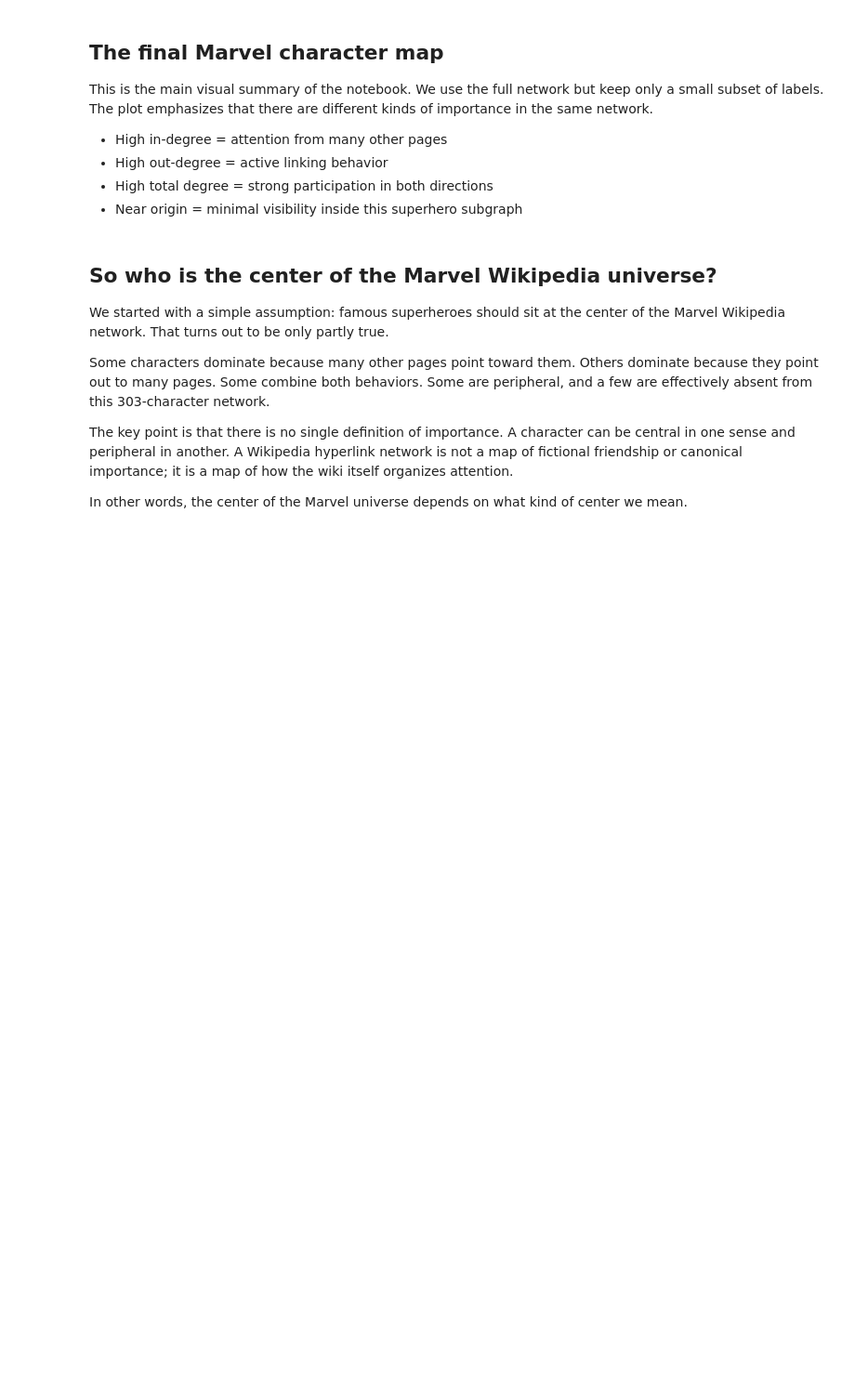
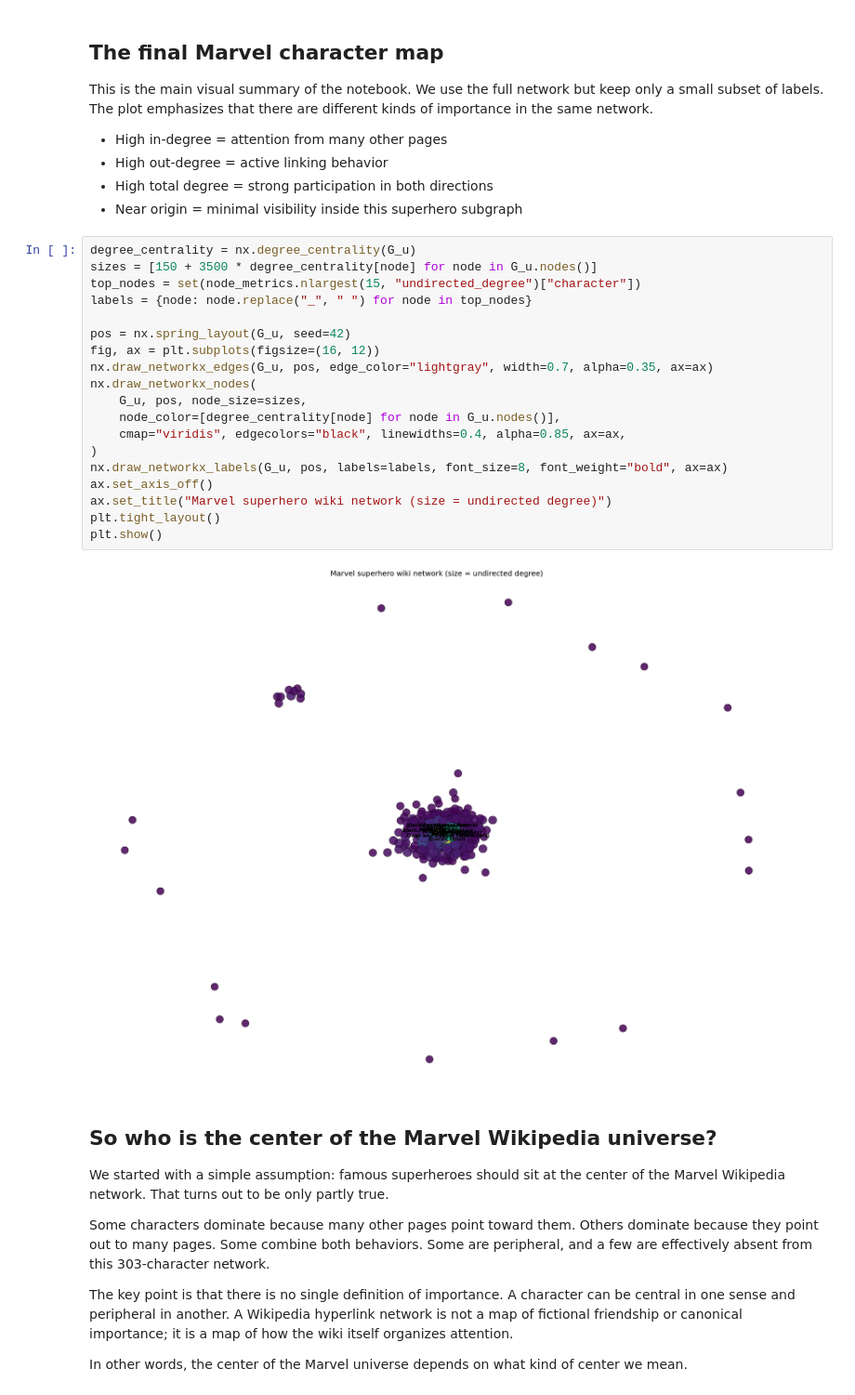
Before and after one commit to movega/02805-Social-graphs-and-interactions, a Jupyter notebook: Week1/week1_network_analysis.ipynb, the cells around one changed output. Shown at 93% size. Drawn from its saved outputs; the diff is of its cells as text; blank space fills up the shorter version.

```diff
--- a/Week1/week1_network_analysis.ipynb
+++ b/Week1/week1_network_analysis.ipynb
@@ -68,6 +359,27 @@ This is the main visual summary of the notebook. We use the full network but kee
 - High out-degree = active linking behavior
 - High total degree = strong participation in both directions
 - Near origin = minimal visibility inside this superhero subgraph
+# %%
+degree_centrality = nx.degree_centrality(G_u)
+sizes = [150 + 3500 * degree_centrality[node] for node in G_u.nodes()]
+top_nodes = set(node_metrics.nlargest(15, "undirected_degree")["character"])
+labels = {node: node.replace("_", " ") for node in top_nodes}
+
+pos = nx.spring_layout(G_u, seed=42)
+fig, ax = plt.subplots(figsize=(16, 12))
+nx.draw_networkx_edges(G_u, pos, edge_color="lightgray", width=0.7, alpha=0.35, ax=ax)
+nx.draw_networkx_nodes(
+    G_u, pos, node_size=sizes,
+    node_color=[degree_centrality[node] for node in G_u.nodes()],
+    cmap="viridis", edgecolors="black", linewidths=0.4, alpha=0.85, ax=ax,
+)
+nx.draw_networkx_labels(G_u, pos, labels=labels, font_size=8, font_weight="bold", ax=ax)
+ax.set_axis_off()
+ax.set_title("Marvel superhero wiki network (size = undirected degree)")
+plt.tight_layout()
+plt.show()
+# %% [output]
+[figure, added]
 # %% [markdown]
 ## So who is the center of the Marvel Wikipedia universe?
 
```
Also changed, not shown: parts of 9 cells of this notebook.
